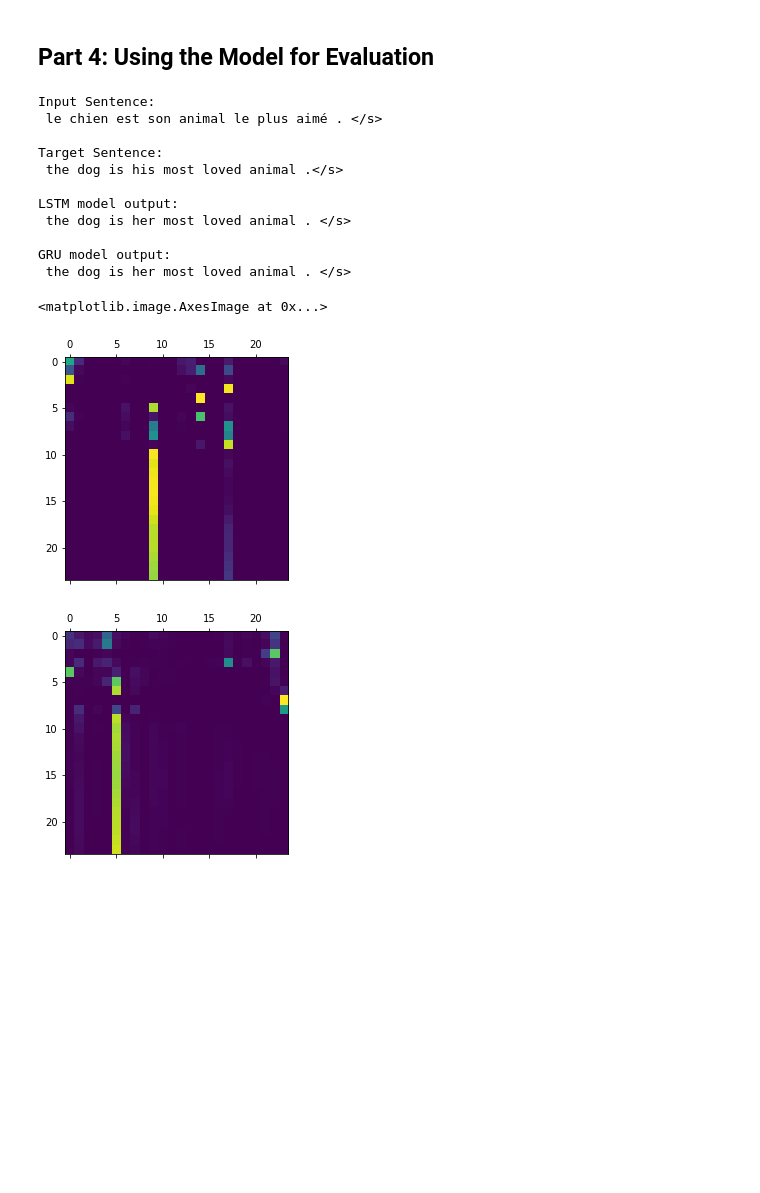
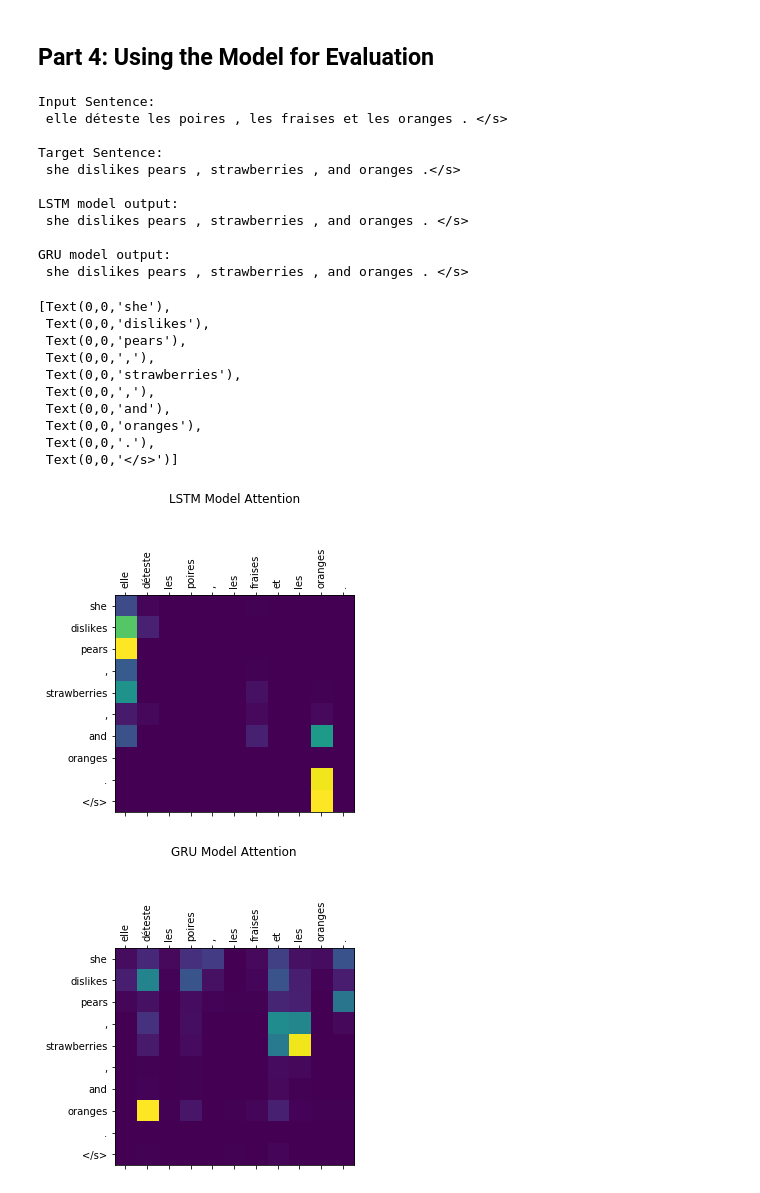
Before and after one commit to macbrennan90/translation-model, a Jupyter notebook: translation-model.ipynb, the cells around one changed output. Cells and saved outputs as stored; diff of their text form; code cells hidden in the pictures; blank space fills up the shorter version.

Commit message:
Added final figures and formatting

```diff
--- a/translation-model.ipynb
+++ b/translation-model.ipynb
@@ -1105,15 +1105,15 @@ from_scratch = True # Set to False if you have saved weights and want to load th
 
 if not from_scratch:
     # Load weights from earlier model
-    encoder_lstm_state_dict = torch.load('models/encoder2_lstm.pth')
-    decoder_lstm_state_dict = torch.load('models/decoder2_lstm.pth')
+    encoder_lstm_state_dict = torch.load('models/encoder1_lstm.pth')
+    decoder_lstm_state_dict = torch.load('models/decoder1_lstm.pth')
 
     encoder_lstm.load_state_dict(encoder_lstm_state_dict)
     decoder_lstm.load_state_dict(decoder_lstm_state_dict)
 
         # Load weights from earlier model
-    encoder_gru_state_dict = torch.load('models/encoder2_gru.pth')
-    decoder_gru_state_dict = torch.load('models/decoder2_gru.pth')
+    encoder_gru_state_dict = torch.load('models/encoder1_gru.pth')
+    decoder_gru_state_dict = torch.load('models/decoder1_gru.pth')
 
     encoder_gru.load_state_dict(encoder_gru_state_dict)
     decoder_gru.load_state_dict(decoder_gru_state_dict)
@@ -1254,43 +1222,69 @@ for index in input_tensor[0]:
 
 print('\nTarget Sentence:')
 print(' ' + batch['english_sentence'][11] + '</s>')
+input_len = len(batch['french_sentence'][11].split())
 
 print('\nLSTM model output:')
 output = ''
 for index in output_list:
     word = en_idx2word[index.item()]
     if word != '</s>':
         output += ' ' + word
     else:
         output += ' ' + word
         print(output)
         break
 
+fig = plt.figure()
+plt.title('LSTM Model Attention\n\n\n\n\n')
+ax = fig.add_subplot(111)
+ax.matshow(attn[:len(output.split()), :input_len])
+ax.set_xticks(np.arange(0,input_len, step=1))
+ax.set_yticks(np.arange(0,len(output.split())))
+ax.set_xticklabels(batch['french_sentence'][11].split(), rotation=90)
+ax.set_yticklabels(output.split()+['</s>'])
+
+
 output = ''
 print('\nGRU model output:')
 for index in gru_output_list:
     word = en_idx2word[index.item()]
     if word != '</s>':
         output += ' ' + word
     else:
         output += ' ' + word
         print(output)
         break
 
-plt.matshow(attn)
-plt.matshow(gru_attn)
+fig = plt.figure()
+plt.title('GRU Model Attention\n\n\n\n\n')
+ax2 = fig.add_subplot(111)
+ax2.matshow(gru_attn[:len(output.split()), :input_len])
+ax2.set_xticks(np.arange(0,input_len, step=1))
+ax2.set_yticks(np.arange(0,len(output.split())))
+ax2.set_xticklabels(batch['french_sentence'][11].split(), rotation=90)
+ax2.set_yticklabels(output.split()+['</s>'])
 # %% [output]
 Input Sentence:
- le chien est son animal le plus aimé . </s>
+ elle déteste les poires , les fraises et les oranges . </s>
 
 Target Sentence:
- the dog is his most loved animal .</s>
+ she dislikes pears , strawberries , and oranges .</s>
 
 LSTM model output:
- the dog is her most loved animal . </s>
+ she dislikes pears , strawberries , and oranges . </s>
 
 GRU model output:
- the dog is her most loved animal . </s>
+ she dislikes pears , strawberries , and oranges . </s>
-<matplotlib.image.AxesImage at 0x...>
+[Text(0,0,'she'),
+ Text(0,0,'dislikes'),
+ Text(0,0,'pears'),
+ Text(0,0,','),
+ Text(0,0,'strawberries'),
+ Text(0,0,','),
+ Text(0,0,'and'),
+ Text(0,0,'oranges'),
+ Text(0,0,'.'),
+ Text(0,0,'</s>')]
-[figure, old version]
+[figure, new version]
-[figure, old version]
+[figure, new version]
```
Also changed, not shown: parts of 7 cells of this notebook.
